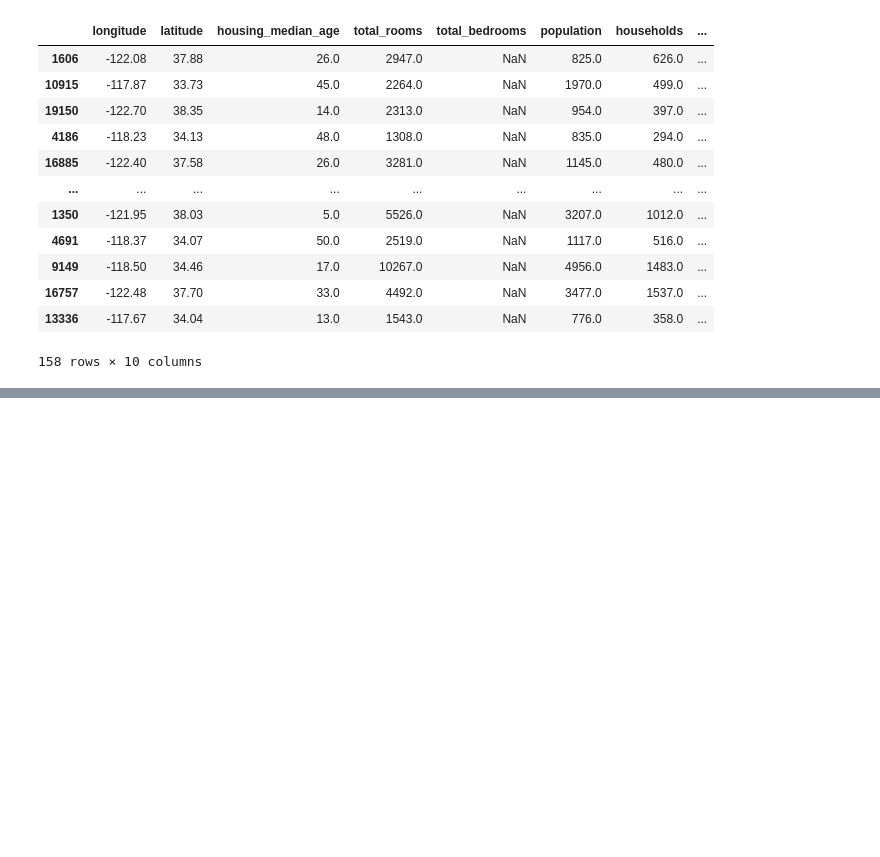
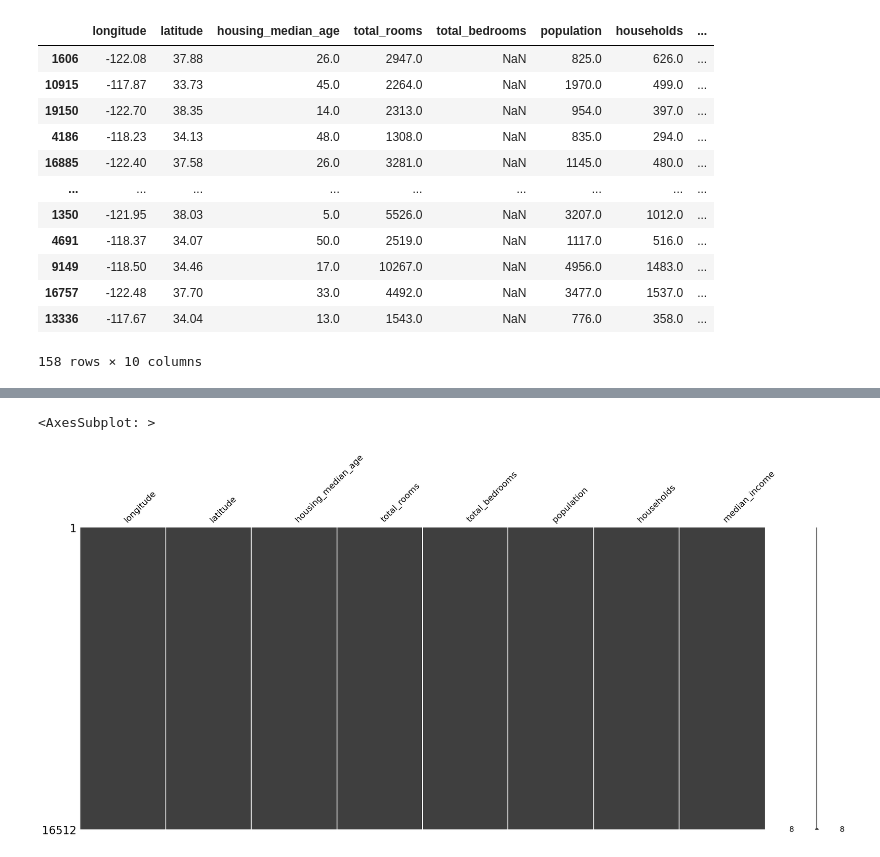
Before and after one commit to meftaul/e2e-ml-project, a Jupyter notebook: notebooks/eda.ipynb, the cells around one changed output, grey strips where cells are left out. Saved outputs shown, nothing was run; the diff lists cells and outputs as text; code cells hidden in the pictures; blank space fills up the shorter version.

```diff
--- a/notebooks/eda.ipynb
+++ b/notebooks/eda.ipynb
@@ -205,3 +205,6 @@ housing[housing.isnull().any(axis=1)]
 | 16757 | -122.48 | 37.70 | 33.0 | 4492.0 | NaN | 3477.0 | 1537.0 | ... |
 | 13336 | -117.67 | 34.04 | 13.0 | 1543.0 | NaN | 776.0 | 358.0 | ... |
 158 rows × 10 columns
+# %%
+housing_num = housing.select_dtypes(include=np.number)
+housing_num.shape
@@ -207,0 +213,5 @@ housing[housing.isnull().any(axis=1)]
+# %%
+from sklearn.impute import SimpleImputer
+
+imputer = SimpleImputer(strategy='median') # strategy can also be mean or most_frequent
+imputer.fit(housing_num)
@@ -207,0 +225,3 @@ housing[housing.isnull().any(axis=1)]
+# %%
+X = imputer.transform(housing_num)
+X
@@ -207,0 +242,5 @@ housing[housing.isnull().any(axis=1)]
+# %%
+housing_tr = pd.DataFrame(X,
+                          columns=housing_num.columns,
+                          index=housing_num.index)
+housing_tr
@@ -207,0 +283,5 @@ housing[housing.isnull().any(axis=1)]
+# %%
+msno.matrix(housing_tr)
+# %% [output]
+<AxesSubplot: >
+[figure, added]
```
Also changed, not shown: parts of 28 cells of this notebook.
